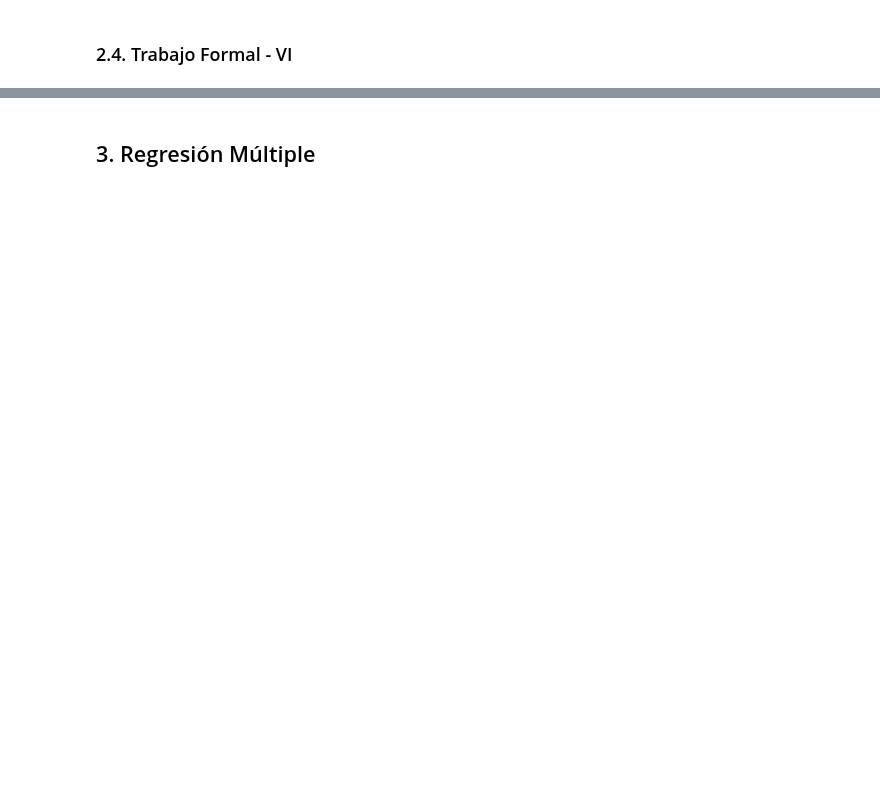
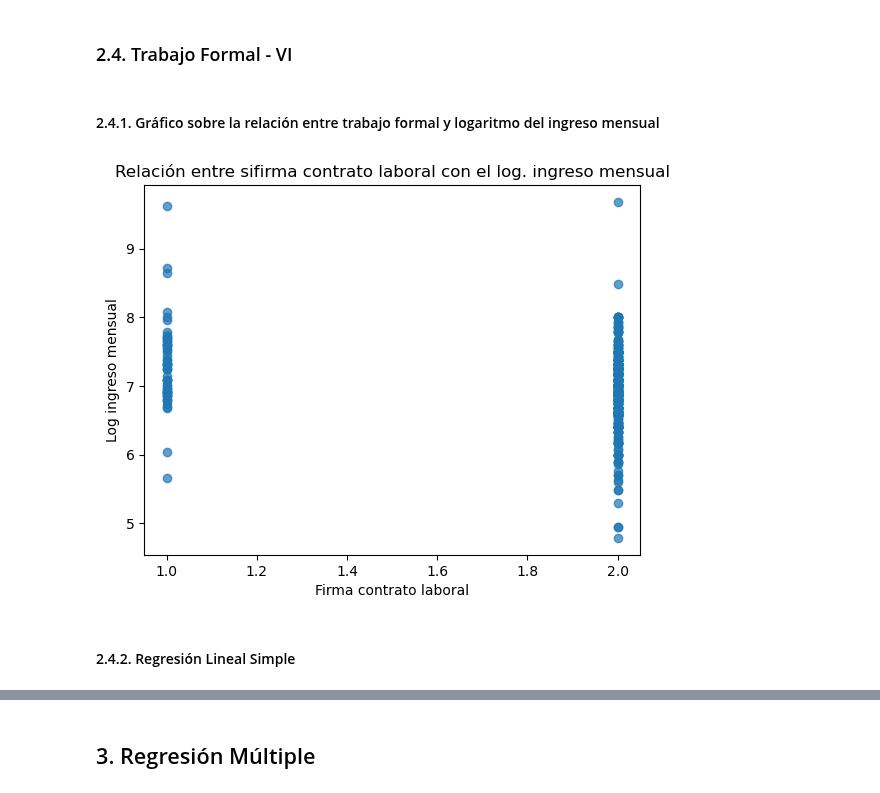
Before and after one commit to romloayza/econometria_tarea1, a Jupyter notebook: Tarea2_actualizado.ipynb, the cells around one changed output, grey strips where cells are left out. Saved outputs shown, nothing was run; the diff lists cells and outputs as text; code cells hidden in the pictures; blank space fills up the shorter version.

```diff
--- a/Tarea2_actualizado.ipynb
+++ b/Tarea2_actualizado.ipynb
@@ -361,2 +441,14 @@ plt.show()
 # %% [markdown]
 ### 2.4. Trabajo Formal - VI
+# %% [markdown]
+#### 2.4.1. Gráfico sobre la relación entre trabajo formal y logaritmo del ingreso mensual
+# %%
+plt.scatter(venezolanos['firma_contrato'], venezolanos['log_ingreso_mensual'], alpha=0.7)
+plt.title('Relación entre sifirma contrato laboral con el log. ingreso mensual')
+plt.xlabel('Firma contrato laboral')
+plt.ylabel('Log ingreso mensual')
+plt.show()
+# %% [output]
+[figure, added]
+# %% [markdown]
+#### 2.4.2. Regresión Lineal Simple
```
Also changed, not shown: parts of 31 cells of this notebook, 1 other file.
